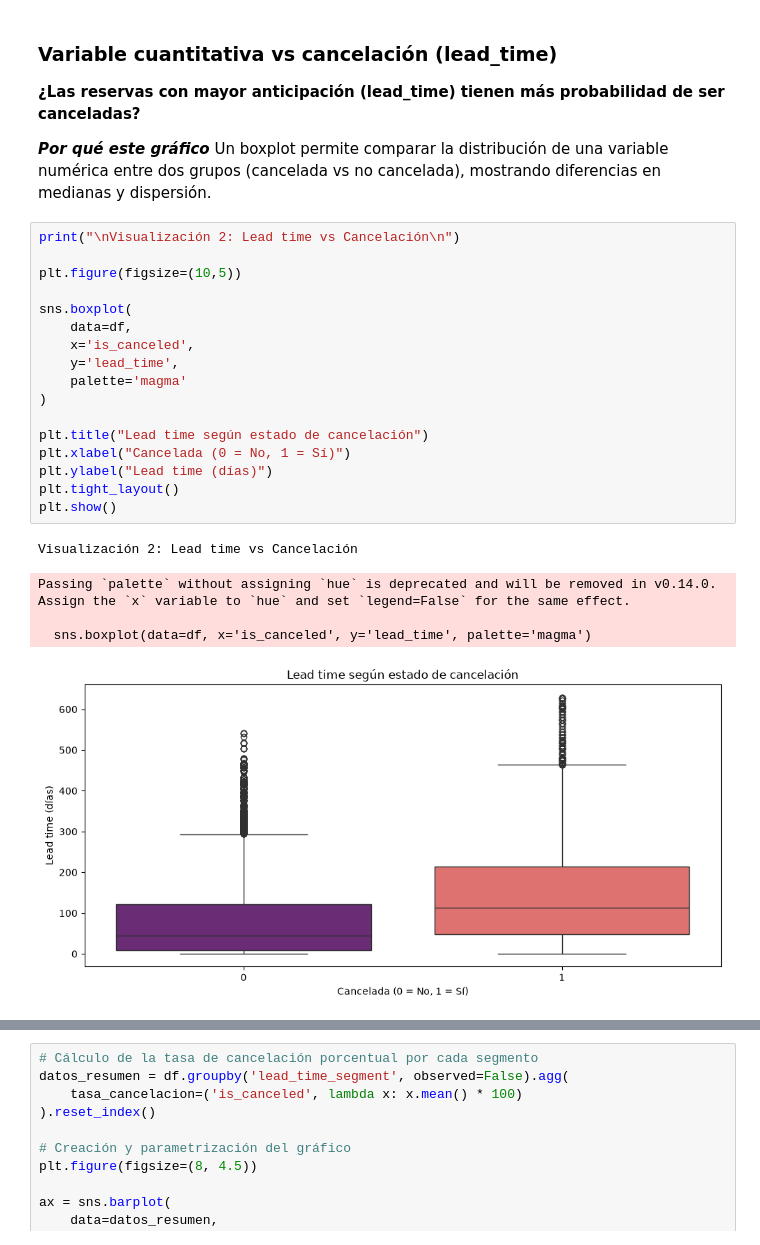
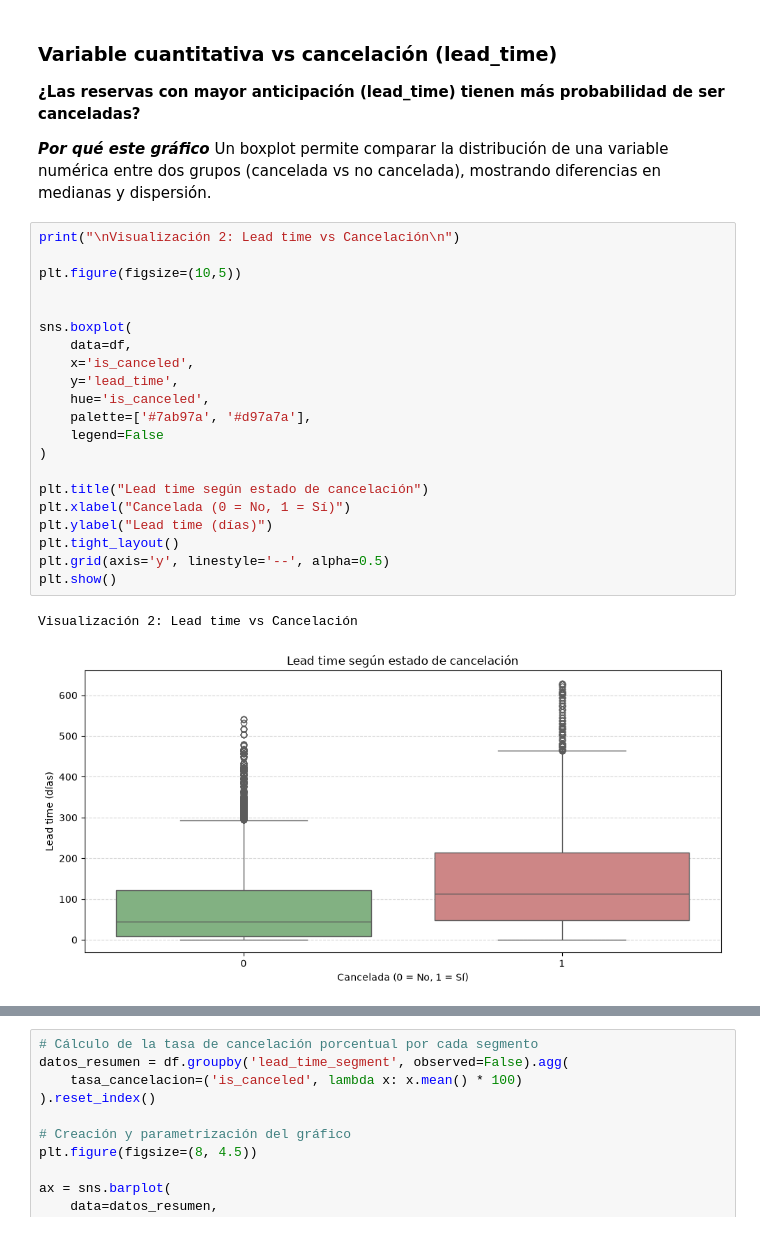
Before and after one commit to MatiasManuelCarro/UTN-TUPAD-Analisis_Datos_TPI, a Jupyter notebook: 6_TPI - Semana 6 - Entrega 3/Matias Carro y Hugo Catalan - Analisis de Datos - TPI - Semana 6 - Entrega 3 .ipynb, the cells around one changed output, grey strips where cells are left out. Saved outputs shown, nothing was run; the diff lists cells and outputs as text.

```diff
--- a/6_TPI - Semana 6 - Entrega 3/Matias Carro y Hugo Catalan - Analisis de Datos - TPI - Semana 6 - Entrega 3 .ipynb
+++ b/6_TPI - Semana 6 - Entrega 3/Matias Carro y Hugo Catalan - Analisis de Datos - TPI - Semana 6 - Entrega 3 .ipynb
@@ -636,23 +637,24 @@ Un boxplot permite comparar la distribución de una variable numérica entre dos
 # %%
 print("\nVisualización 2: Lead time vs Cancelación\n")
 
 plt.figure(figsize=(10,5))
 
+
 sns.boxplot(
     data=df,
     x='is_canceled',
     y='lead_time',
-    palette='magma'
+    hue='is_canceled',
+    palette=['#7ab97a', '#d97a7a'],
+    legend=False
 )
 
 plt.title("Lead time según estado de cancelación")
 plt.xlabel("Cancelada (0 = No, 1 = Sí)")
 plt.ylabel("Lead time (días)")
 plt.tight_layout()
+plt.grid(axis='y', linestyle='--', alpha=0.5)
 plt.show()
 # %% [output]
 Visualización 2: Lead time vs Cancelación
-Passing `palette` without assigning `hue` is deprecated and will be removed in v0.14.0. Assign the `x` variable to `hue` and set `legend=False` for the same effect.
-
-  sns.boxplot(data=df, x='is_canceled', y='lead_time', palette='magma')
-[figure, old version]
+[figure, new version]
```
Also changed, not shown: parts of 6 cells of this notebook.
